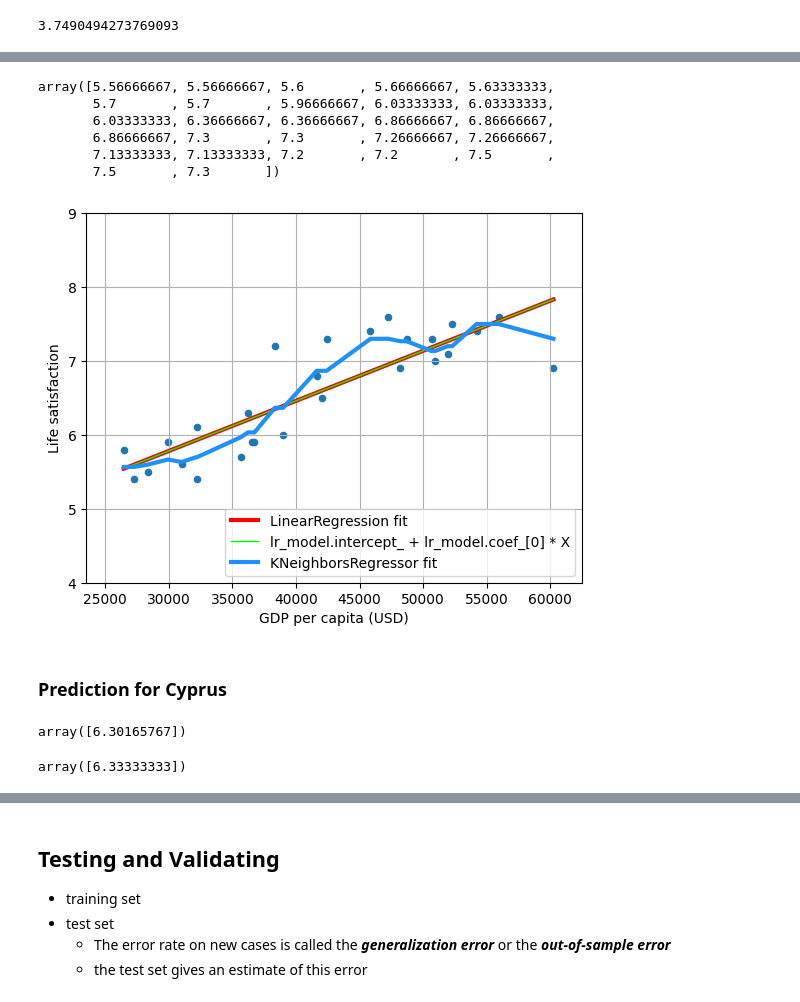
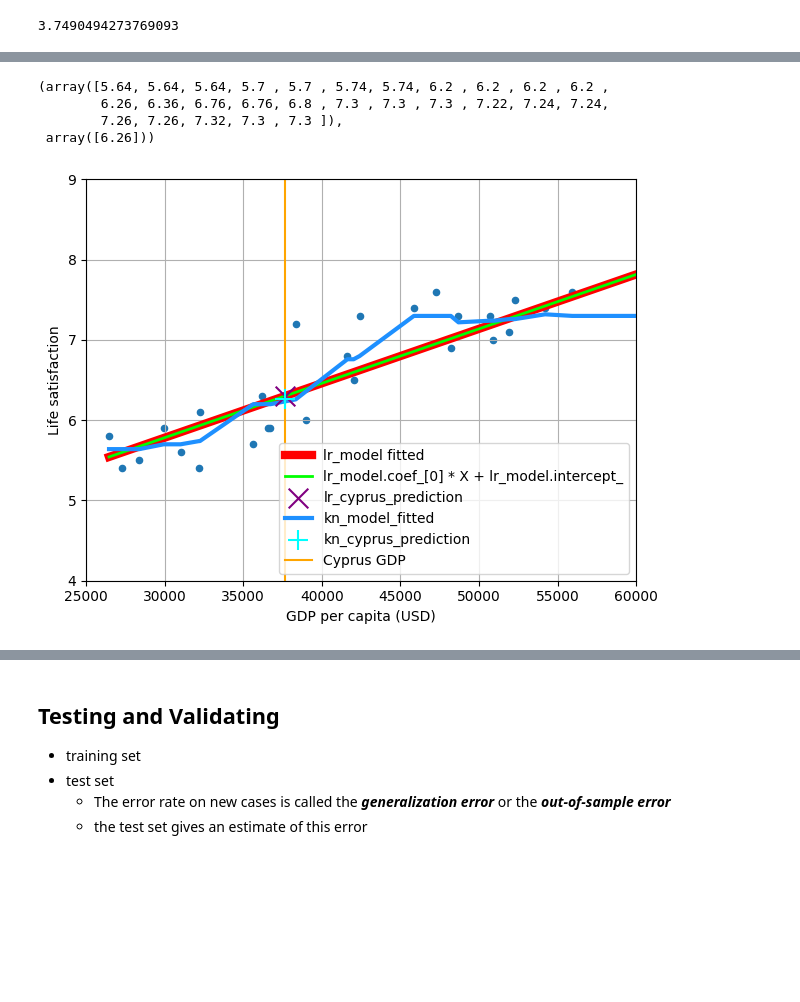
Before and after one commit to PaulToronto/Hands-on-Maching-Learning-Book, a Jupyter notebook: 1_The_Machine_Learning_Landscape.ipynb, the cells around one changed output, grey strips where cells are left out. Drawn from its saved outputs; the diff is of its cells as text; code cells hidden in the pictures; blank space fills up the shorter version.

```diff
--- a/1_The_Machine_Learning_Landscape.ipynb
+++ b/1_The_Machine_Learning_Landscape.ipynb
@@ -83,5 +95,6 @@ lr_model.intercept_
 # %%
-kn_model = KNeighborsRegressor(n_neighbors=3)
+# select a model
+kn_model = KNeighborsRegressor()
+# train the model
 kn_model.fit(X, y)
-kn_model
 # %% [output]
@@ -91,4 +106,7 @@ KNeighborsRegressor(n_neighbors=3)
+# %%
+cyprus_gdp = [[37655.2]]
 # %%
 lr_fitted = lr_model.predict(X)
-lr_fitted
+lr_cyprus_prediction = lr_model.predict(cyprus_gdp)
+lr_fitted, lr_cyprus_prediction
 # %% [output]
@@ -101,38 +120,57 @@ array([5.54250143, 5.59881344, 5.67323928, 5.77814317, 5.85103495,
 # %%
 kn_fitted = kn_model.predict(X)
-kn_fitted
+kn_cyprus_prediction = kn_model.predict(cyprus_gdp)
+kn_fitted, kn_cyprus_prediction
 # %% [output]
-array([5.56666667, 5.56666667, 5.6       , 5.66666667, 5.63333333,
-       5.7       , 5.7       , 5.96666667, 6.03333333, 6.03333333,
-       6.03333333, 6.36666667, 6.36666667, 6.86666667, 6.86666667,
-       6.86666667, 7.3       , 7.3       , 7.26666667, 7.26666667,
-       7.13333333, 7.13333333, 7.2       , 7.2       , 7.5       ,
-       7.5       , 7.3       ])
+(array([5.64, 5.64, 5.64, 5.7 , 5.7 , 5.74, 5.74, 6.2 , 6.2 , 6.2 , 6.2 ,
+        6.26, 6.36, 6.76, 6.76, 6.8 , 7.3 , 7.3 , 7.3 , 7.22, 7.24, 7.24,
+        7.26, 7.26, 7.32, 7.3 , 7.3 ]),
+ array([6.26]))
 # %%
-lifesat.plot(kind='scatter',
-             grid=True,
+ax = lifesat.plot(kind='scatter',
              x='GDP per capita (USD)',
-             y='Life satisfaction')
+             y='Life satisfaction',
+             grid=True)
 
 plt.plot(lifesat['GDP per capita (USD)'],
          lr_fitted,
          color='red',
-         linewidth=3,
-         label='LinearRegression fit')
+         linewidth=6,
+         label='lr_model fitted')
+
 plt.plot(lifesat['GDP per capita (USD)'],
-         lr_model.intercept_ + lr_model.coef_[0] * X,
+         lr_model.coef_[0] * X + lr_model.intercept_,
          color='lime',
-         linewidth=1,
-         label='lr_model.intercept_ + lr_model.coef_[0] * X')
+         linewidth=2,
+         label='lr_model.coef_[0] * X + lr_model.intercept_')
+
+plt.scatter(cyprus_gdp,
+            lr_cyprus_prediction,
+            color='purple',
+            marker='x',
+            s=200,
+            label='lr_cyprus_prediction',
+            zorder=100)
+
 plt.plot(lifesat['GDP per capita (USD)'],
          kn_fitted,
          color='dodgerblue',
          linewidth=3,
-         label='KNeighborsRegressor fit')
+         label='kn_model_fitted')
 
-plt.legend(loc='lower right')
-plt.axis([23_500, 62_500, 4, 9]);
+plt.scatter(cyprus_gdp,
+            kn_cyprus_prediction,
+            color='cyan',
+            marker='+',
+            s=200,
+            label='kn_cyprus_prediction',
+            zorder=101)
+
+ax.axvline(cyprus_gdp, color='orange', label='Cyprus GDP')
+
+plt.axis([25_000, 60_000, 4, 9])
+plt.tight_layout()
+plt.legend()
+plt.show()
 # %% [output]
-[figure, old version]
+[figure, new version]
-# %% [markdown]
-### Prediction for Cyprus
@@ -141,11 +177,3 @@ cyprus_gdp = [[37_655.2]]
-# %%
-lr_model.predict(cyprus_gdp)
-# %% [output]
-array([6.30165767])
-# %%
-kn_model.predict(cyprus_gdp)
-# %% [output]
-array([6.33333333])
 # %% [markdown]
 ## Some Terminology
 
```
Also changed, not shown: parts of 16 cells of this notebook.
